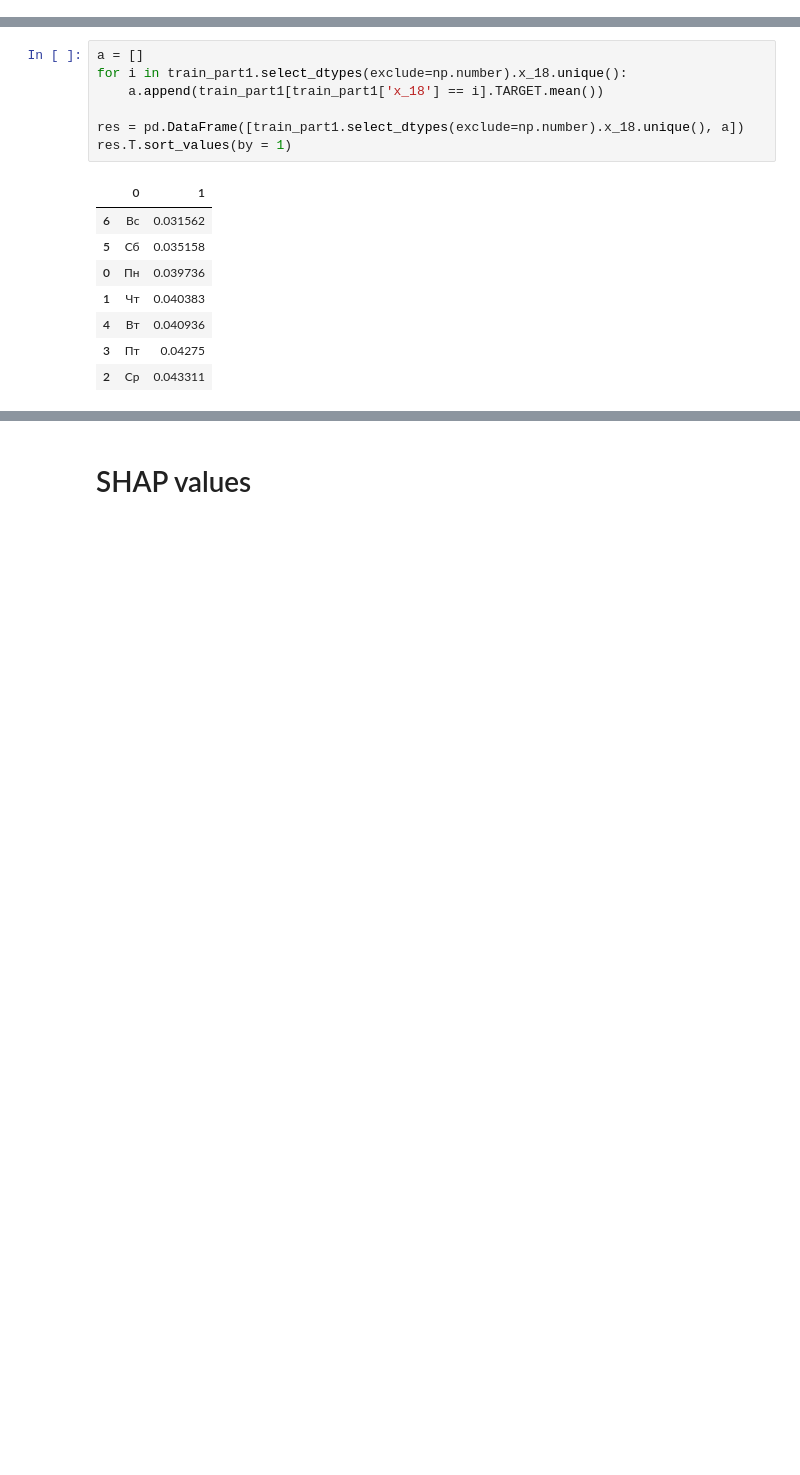
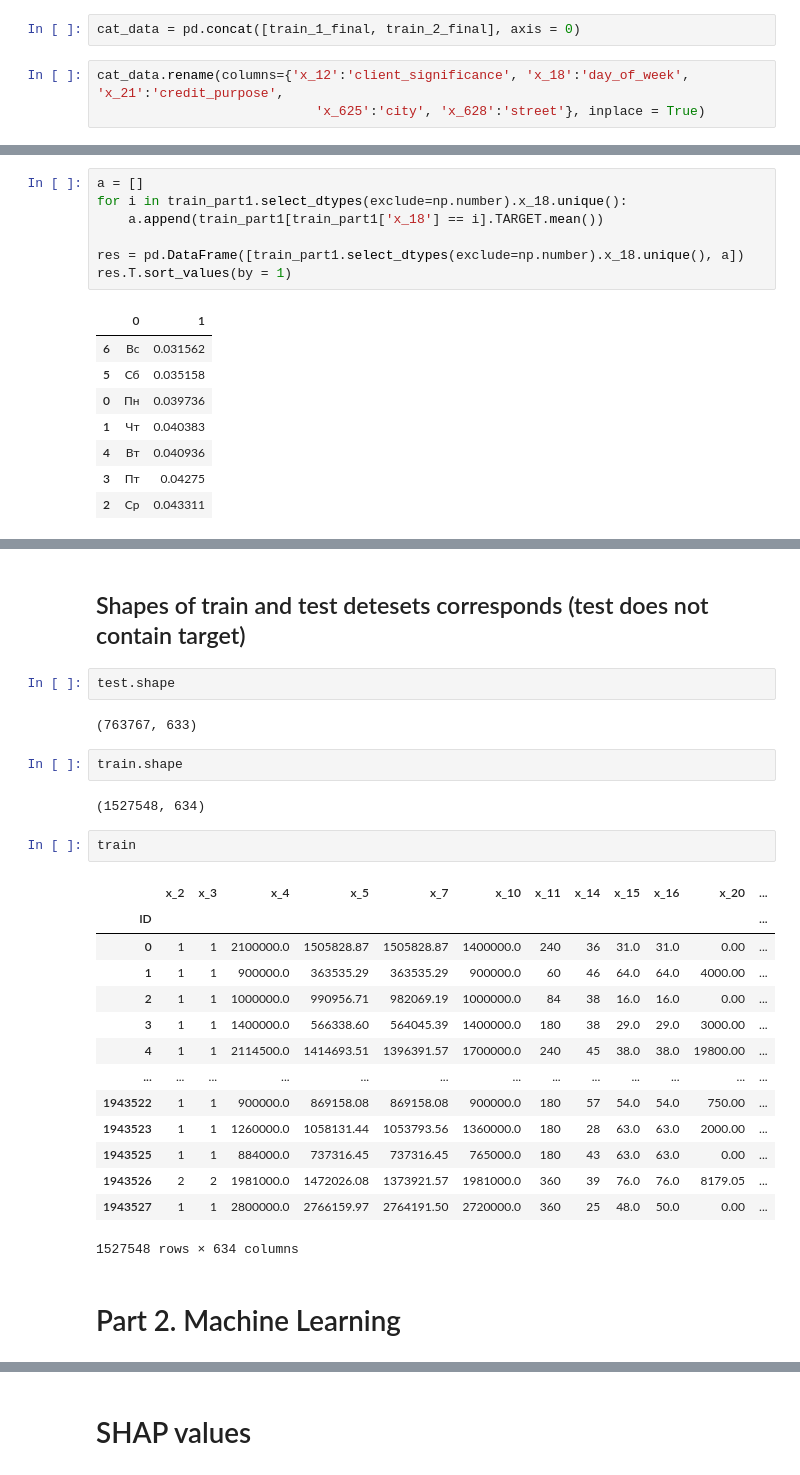
Before and after one commit to SergeyPetrakov/sber_hack, a Jupyter notebook: sber_hack_code.ipynb, the cells around one changed output, grey strips where cells are left out. Saved outputs shown, nothing was run; the diff lists cells and outputs as text; blank space fills up the shorter version.

```diff
--- a/sber_hack_code.ipynb
+++ b/sber_hack_code.ipynb
@@ -65,0 +243,5 @@ Name: TARGET, dtype: int64
+# %%
+cat_data = pd.concat([train_1_final, train_2_final], axis = 0)
+# %%
+cat_data.rename(columns={'x_12':'client_significance', 'x_18':'day_of_week', 'x_21':'credit_purpose',
+                            'x_625':'city', 'x_628':'street'}, inplace = True)
@@ -406,0 +412,29 @@ regressors
+# %% [markdown]
+## Shapes of train and test detesets corresponds (test does not contain target)
+# %%
+test.shape
+# %% [output]
+(763767, 633)
+# %%
+train.shape
+# %% [output]
+(1527548, 634)
+# %%
+train
+# %% [output]
+|  | x_2 | x_3 | x_4 | x_5 | x_7 | x_10 | x_11 | x_14 | x_15 | x_16 | x_20 | ... |
+| ID |  |  |  |  |  |  |  |  |  |  |  | ... |
+| 0 | 1 | 1 | 2100000.0 | 1505828.87 | 1505828.87 | 1400000.0 | 240 | 36 | 31.0 | 31.0 | 0.00 | ... |
+| 1 | 1 | 1 | 900000.0 | 363535.29 | 363535.29 | 900000.0 | 60 | 46 | 64.0 | 64.0 | 4000.00 | ... |
+| 2 | 1 | 1 | 1000000.0 | 990956.71 | 982069.19 | 1000000.0 | 84 | 38 | 16.0 | 16.0 | 0.00 | ... |
+| 3 | 1 | 1 | 1400000.0 | 566338.60 | 564045.39 | 1400000.0 | 180 | 38 | 29.0 | 29.0 | 3000.00 | ... |
+| 4 | 1 | 1 | 2114500.0 | 1414693.51 | 1396391.57 | 1700000.0 | 240 | 45 | 38.0 | 38.0 | 19800.00 | ... |
+| ... | ... | ... | ... | ... | ... | ... | ... | ... | ... | ... | ... | ... |
+| 1943522 | 1 | 1 | 900000.0 | 869158.08 | 869158.08 | 900000.0 | 180 | 57 | 54.0 | 54.0 | 750.00 | ... |
+| 1943523 | 1 | 1 | 1260000.0 | 1058131.44 | 1053793.56 | 1360000.0 | 180 | 28 | 63.0 | 63.0 | 2000.00 | ... |
+| 1943525 | 1 | 1 | 884000.0 | 737316.45 | 737316.45 | 765000.0 | 180 | 43 | 63.0 | 63.0 | 0.00 | ... |
+| 1943526 | 2 | 2 | 1981000.0 | 1472026.08 | 1373921.57 | 1981000.0 | 360 | 39 | 76.0 | 76.0 | 8179.05 | ... |
+| 1943527 | 1 | 1 | 2800000.0 | 2766159.97 | 2764191.50 | 2720000.0 | 360 | 25 | 48.0 | 50.0 | 0.00 | ... |
+1527548 rows × 634 columns
+# %% [markdown]
+# Part 2. Machine Learning
```
Also changed, not shown: parts of 186 cells of this notebook.
